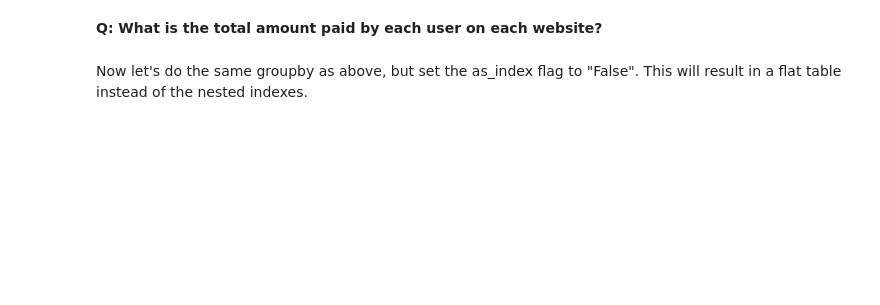
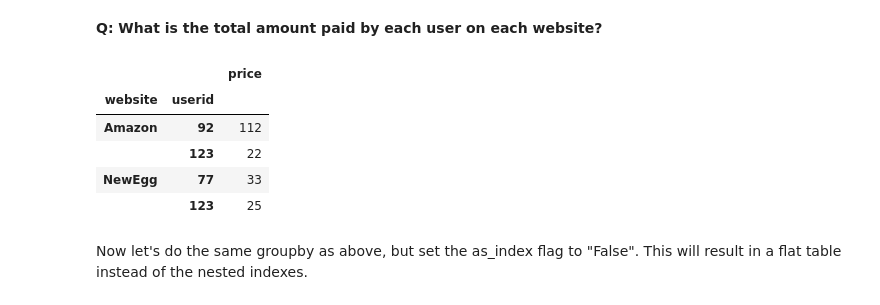
Before and after one commit to kimtaeuk1995/dsp, a Jupyter notebook: lessons/pandas_intro/pandas-exercise.ipynb, the cells around one changed output. Drawn from its saved outputs; the diff is of its cells as text; code cells hidden in the pictures; blank space fills up the shorter version.

```diff
--- a/lessons/pandas_intro/pandas-exercise.ipynb
+++ b/lessons/pandas_intro/pandas-exercise.ipynb
@@ -85,4 +102,13 @@ df
 # %% [markdown]
 **Q: What is the total amount paid by each user on each website?**
+# %%
+df.groupby(['website', 'userid']).sum()
+# %% [output]
+|  |  | price |
+| website | userid |  |
+| Amazon | 92 | 112 |
+|  | 123 | 22 |
+| NewEgg | 77 | 33 |
+|  | 123 | 25 |
 # %% [markdown]
 Now let's do the same groupby as above, but set the as_index flag to "False". This will result in a flat table instead of the nested indexes.
```
Also changed, not shown: parts of 26 cells of this notebook.
